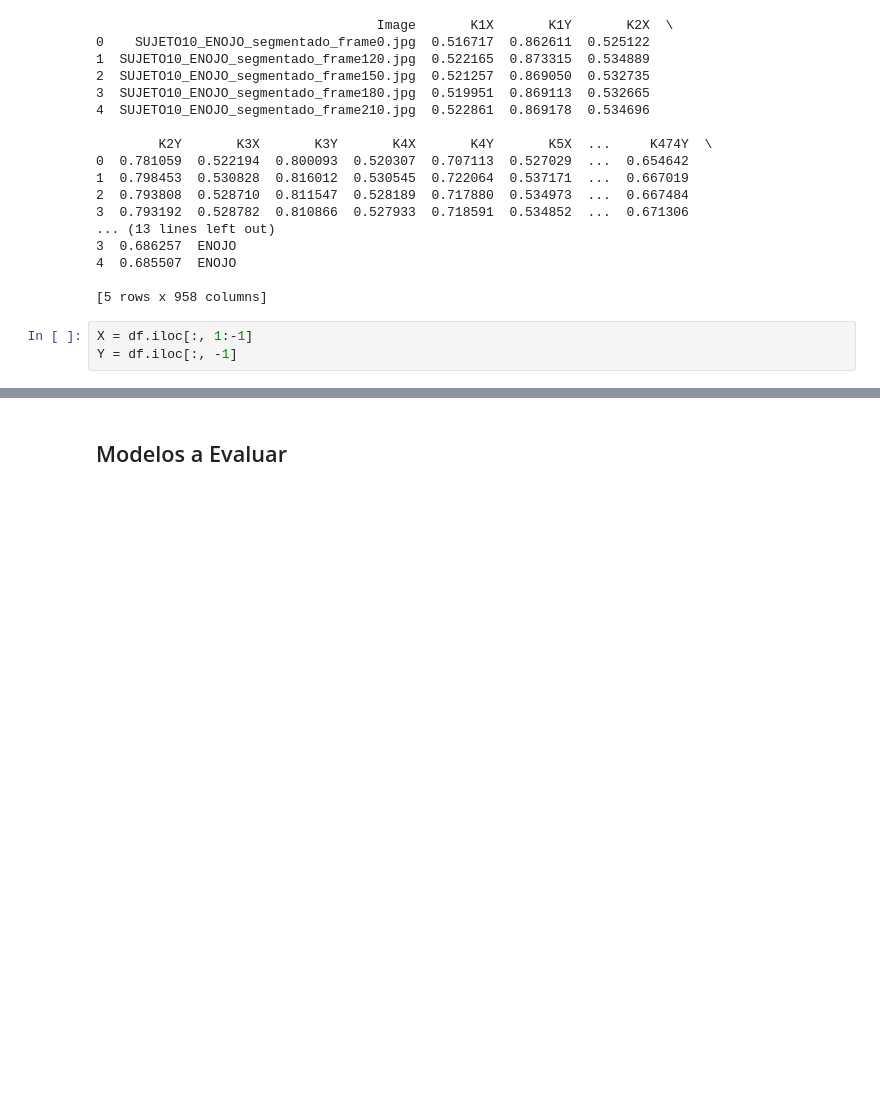
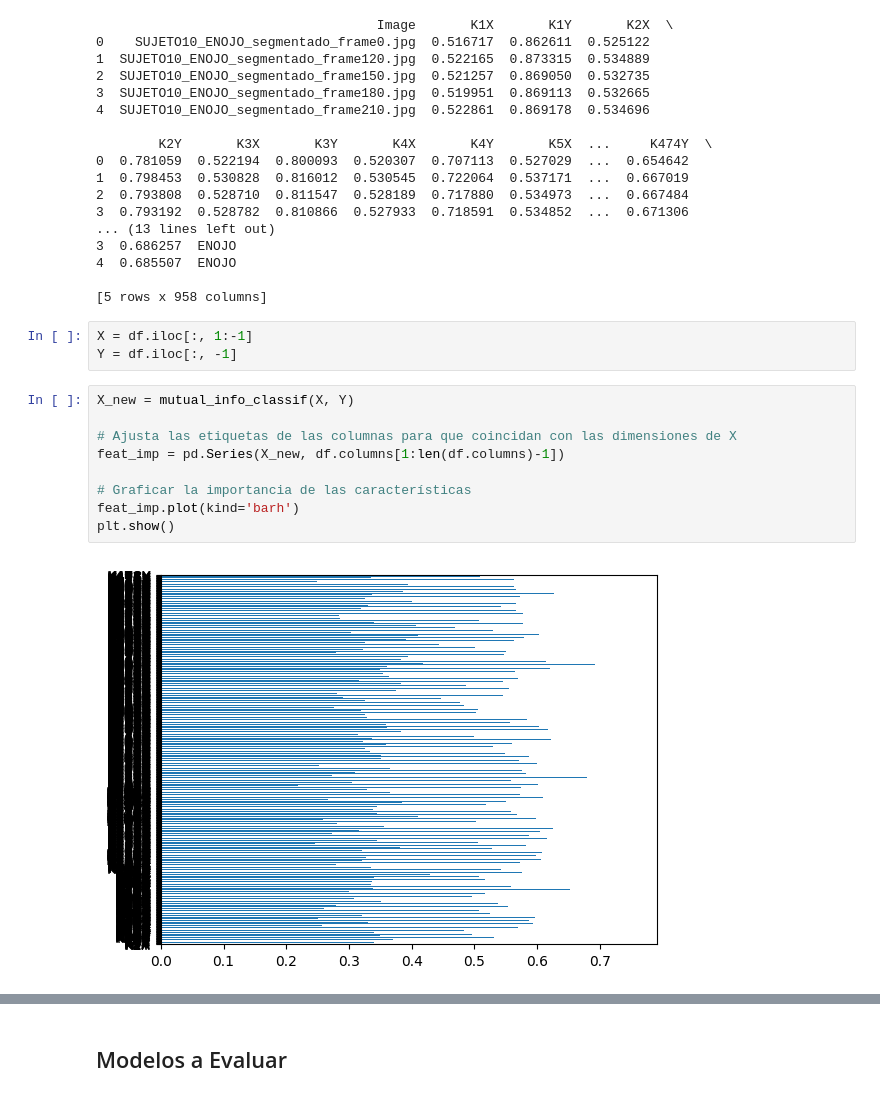
Before and after one commit to Ariana1998/Emociones, a Jupyter notebook: Notebook.ipynb, the cells around one changed output, grey strips where cells are left out. Drawn from its saved outputs; the diff is of its cells as text; blank space fills up the shorter version.

```diff
--- a/Notebook.ipynb
+++ b/Notebook.ipynb
@@ -568,3 +570,14 @@ print(df.head())
 # %%
 X = df.iloc[:, 1:-1]
 Y = df.iloc[:, -1]
+# %%
+X_new = mutual_info_classif(X, Y)
+
+# Ajusta las etiquetas de las columnas para que coincidan con las dimensiones de X
+feat_imp = pd.Series(X_new, df.columns[1:len(df.columns)-1])
+
+# Graficar la importancia de las características
+feat_imp.plot(kind='barh')
+plt.show()
+# %% [output]
+[figure, added]
```
Also changed, not shown: parts of 3 cells of this notebook.
